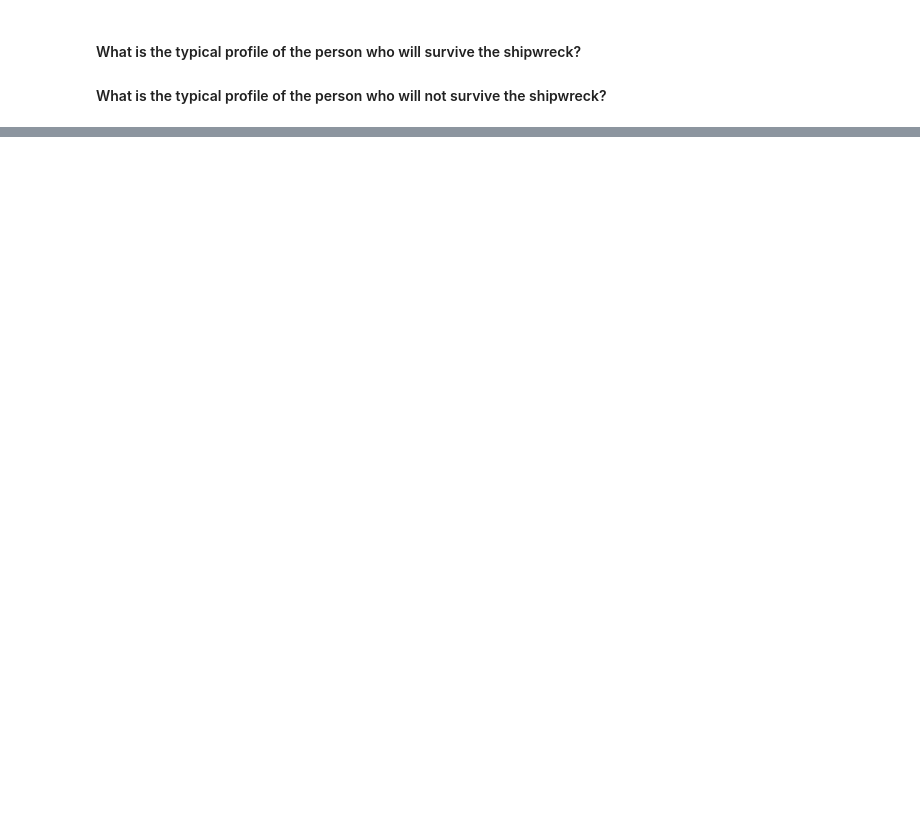
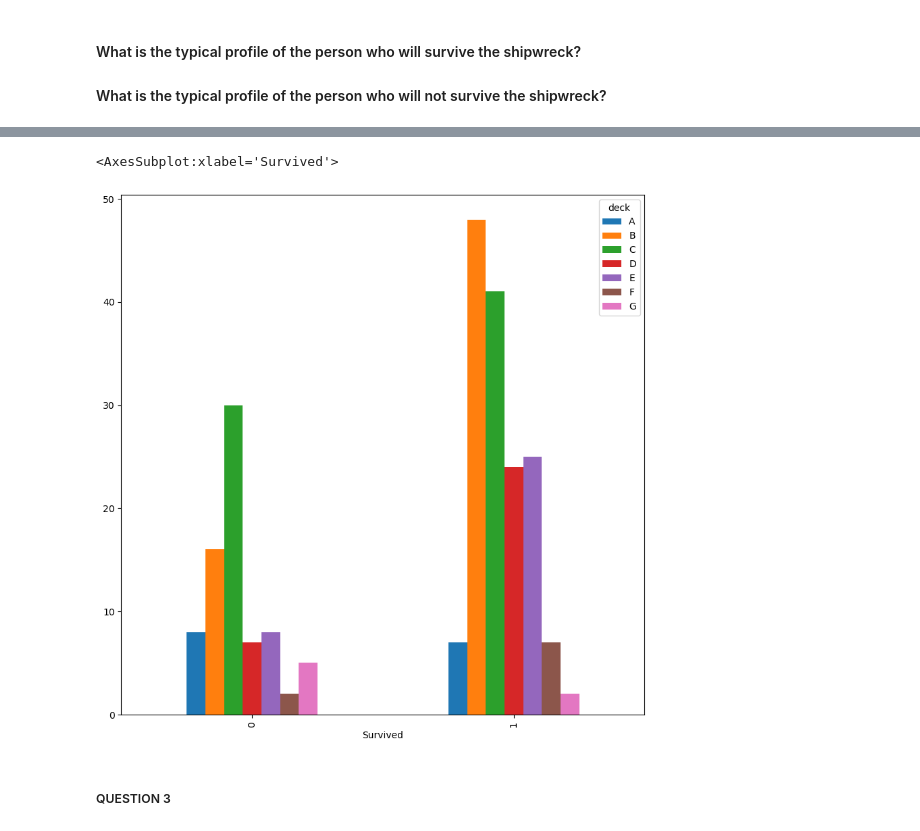
Before and after one commit to LaureMon/data-science-tutorials, a Jupyter notebook: introduction-to-python/Introduction to pandas.ipynb, the cells around one changed output, grey strips where cells are left out. Drawn from its saved outputs; the diff is of its cells as text; code cells hidden in the pictures; blank space fills up the shorter version.

```diff
--- a/introduction-to-python/Introduction to pandas.ipynb
+++ b/introduction-to-python/Introduction to pandas.ipynb
@@ -276,0 +289,11 @@ df
+# %%
+df2["deck"] = df2.cabin2.str.extract('([a-zA-Z ]+)', expand=False).str.strip()
+# %%
+df2.groupby(
+    ['Survived', 'deck']
+)['PassengerId'].count().unstack().plot(kind ='bar', figsize = (10, 10  # deck B contains more survivers
+# %% [output]
+<AxesSubplot:xlabel='Survived'>
+[figure, added]
+# %% [markdown]
+##### QUESTION 3 #####
```
Also changed, not shown: parts of 23 cells of this notebook.
